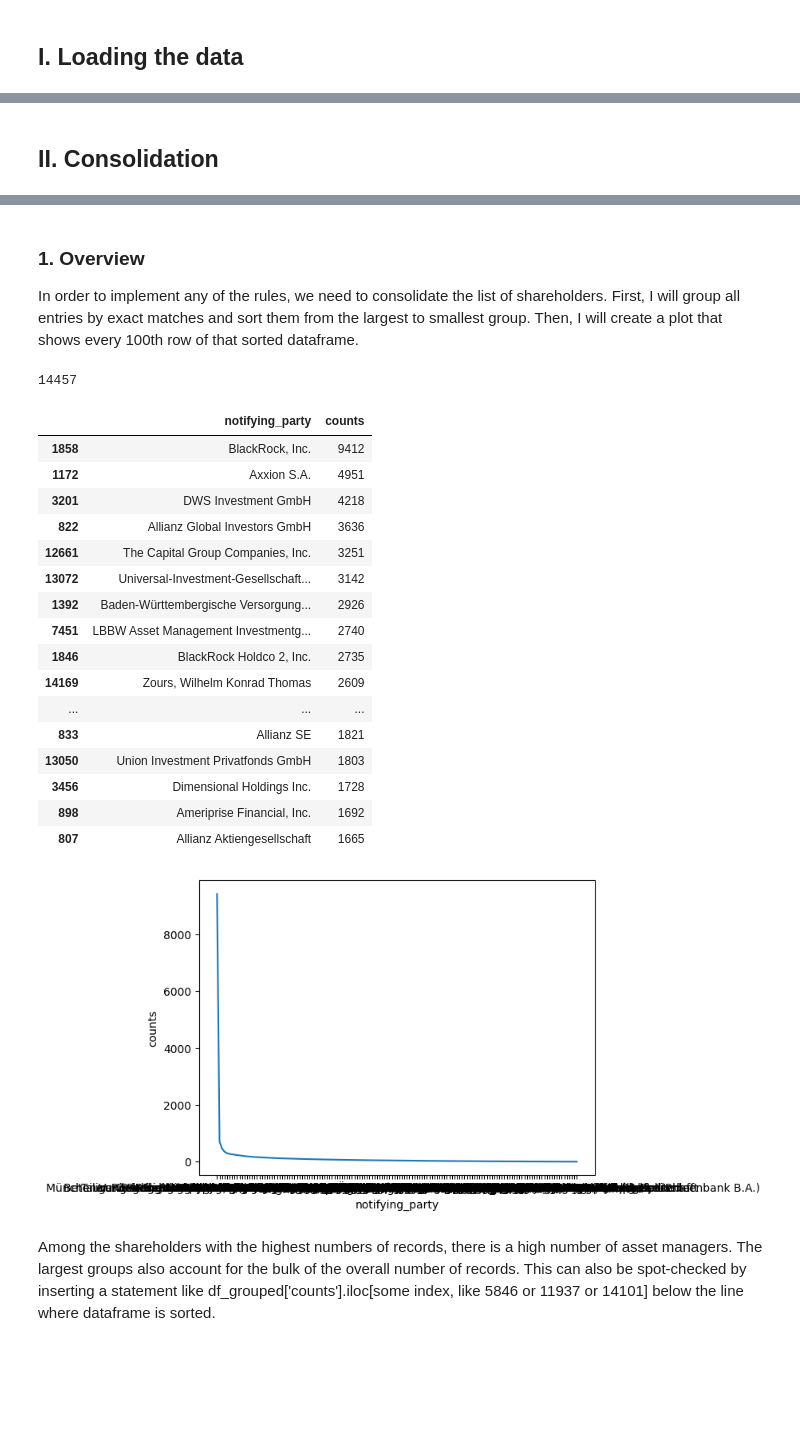
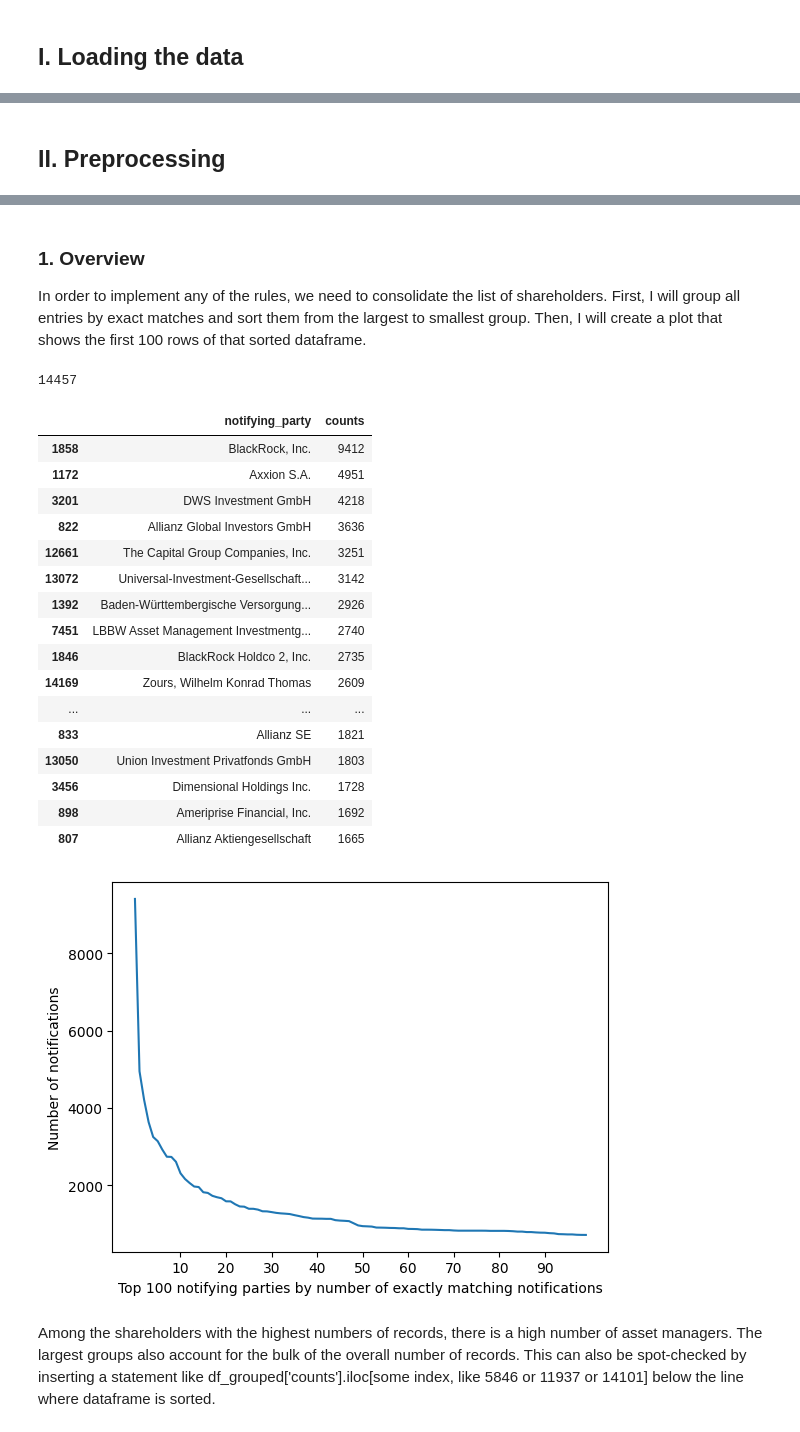
Before and after one commit to KensingtonOscupant/germanyinc-shareholders, a Jupyter notebook: src/exploration.ipynb, the cells around one changed output, grey strips where cells are left out. Drawn from its saved outputs; the diff is of its cells as text; code cells hidden in the pictures; blank space fills up the shorter version.

```diff
--- a/src/exploration.ipynb
+++ b/src/exploration.ipynb
@@ -43,48 +38,53 @@ pd.DataFrame(unique_issuers, columns=['notifying_party']).to_csv('unique_notifyi
-# %%
-# filter for entries where notifying_party contains the word "Rothenberger" and save these rows as a CSV called "rothenberger.csv"
-df['notifying_party'] = df['notifying_party'].fillna('')
-
-rothenberger_df = df[df['notifying_party'].str.contains('Rothenberger')]
-rothenberger_df.to_csv('../data/rothenberger.csv', index=False)
 # %% [markdown]
 <a id='section_id2'></a>
 # %% [markdown]
-## II. Consolidation
+## II. Preprocessing
 # %% [markdown]
 <a id='section_id3'></a>
 # %% [markdown]
 ### 1. Overview
 
-In order to implement any of the rules, we need to consolidate the list of shareholders. First, I will group all entries by exact matches and sort them from the largest to smallest group. Then, I will create a plot that shows every 100th row of that sorted dataframe.
+In order to implement any of the rules, we need to consolidate the list of shareholders. First, I will group all entries by exact matches and sort them from the largest to smallest group. Then, I will create a plot that shows the first 100 rows of that sorted dataframe.
 # %%
 # group by notifying party and aggregate the number of entries
 df_grouped = df.groupby(['notifying_party']).size().reset_index(name='counts')
 print(len(df_grouped))
 # sort this dataframe by the number of entries
 df_grouped = df_grouped.sort_values(by=['counts'], ascending=False)
 # plot only every 100th entry to generate it faster
-sns.lineplot(x='notifying_party', y='counts', data=df_grouped[::100])
+sns.lineplot(x='notifying_party', y='counts', data=df_grouped[:100])
+
+# Set custom x-axis and y-axis labels
+plt.xlabel('Top 100 notifying parties by number of exactly matching notifications')
+plt.ylabel('Number of notifications')
+
+# Set custom x-axis tick locations and labels
+tick_locations = range(10, 100, 10)
+tick_labels = [str(i) for i in tick_locations]
+
+plt.xticks(tick_locations, tick_labels)
+
 df_grouped.head(20)
 # %% [output]
 14457
 |  | notifying_party | counts |
 | 1858 | BlackRock, Inc. | 9412 |
 | 1172 | Axxion S.A. | 4951 |
 | 3201 | DWS Investment GmbH | 4218 |
 | 822 | Allianz Global Investors GmbH | 3636 |
 | 12661 | The Capital Group Companies, Inc. | 3251 |
 | 13072 | Universal-Investment-Gesellschaft... | 3142 |
 | 1392 | Baden-Württembergische Versorgung... | 2926 |
 | 7451 | LBBW Asset Management Investmentg... | 2740 |
 | 1846 | BlackRock Holdco 2, Inc. | 2735 |
 | 14169 | Zours, Wilhelm Konrad Thomas | 2609 |
 | ... | ... | ... |
 | 833 | Allianz SE | 1821 |
 | 13050 | Union Investment Privatfonds GmbH | 1803 |
 | 3456 | Dimensional Holdings Inc. | 1728 |
 | 898 | Ameriprise Financial, Inc. | 1692 |
 | 807 | Allianz Aktiengesellschaft | 1665 |
-[figure, old version]
+[figure, new version]
 # %% [markdown]
 Among the shareholders with the highest numbers of records, there is a high number of asset managers. The largest groups also account for the bulk of the overall number of records. This can also be spot-checked by inserting a statement like df_grouped['counts'].iloc[some index, like 5846 or 11937 or 14101] below the line where dataframe is sorted.
 # %% [markdown]
```
Also changed, not shown: parts of 15 cells of this notebook.
